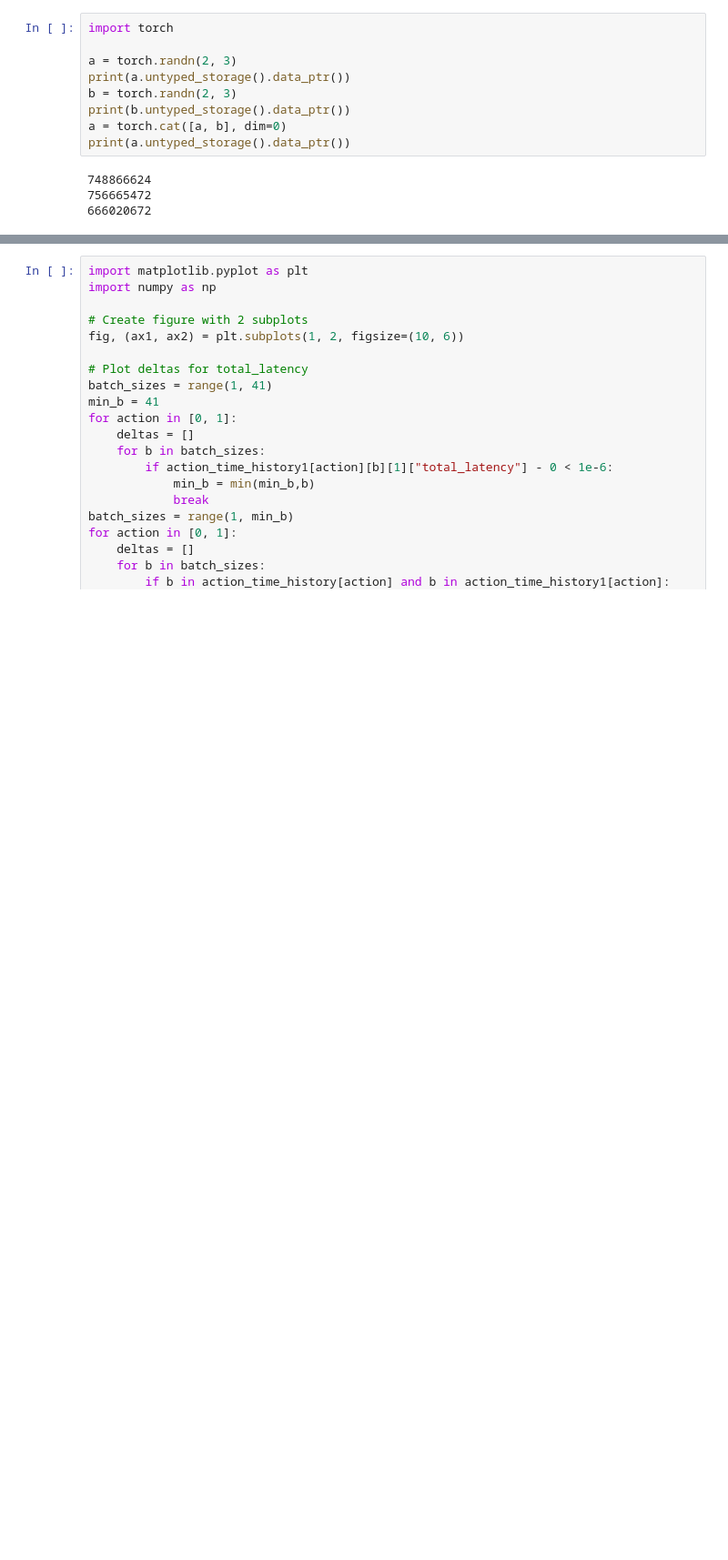
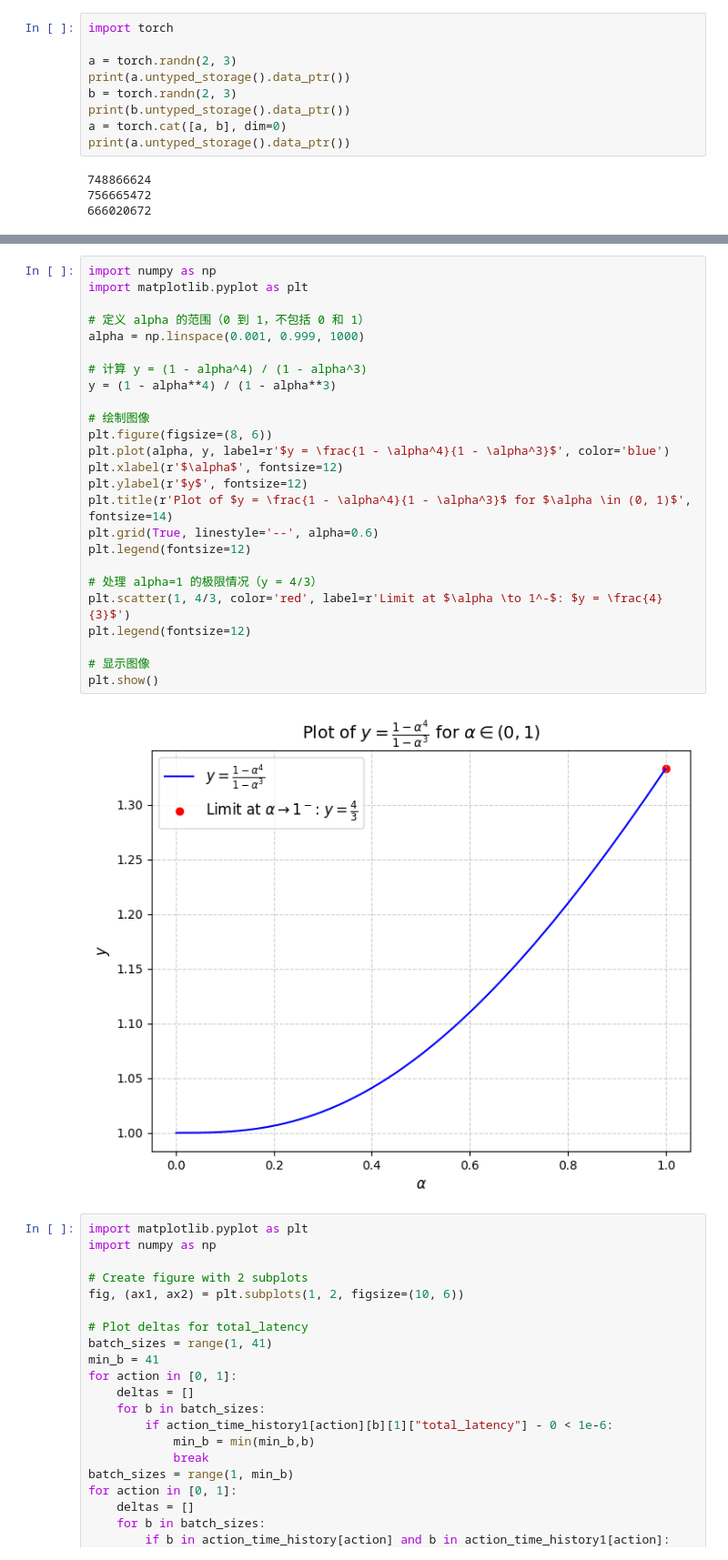
Before and after one commit to lihuahua123/vllm_speculative, a Jupyter notebook: exps/Untitled.ipynb, the cells around one changed output, grey strips where cells are left out. Shown at 91% size. Cells and saved outputs as stored; diff of their text form; blank space fills up the shorter version.

```diff
--- a/exps/Untitled.ipynb
+++ b/exps/Untitled.ipynb
@@ -665,3 +783,30 @@ plt.grid(True)
+# %%
+import numpy as np
+import matplotlib.pyplot as plt
+
+# 定义 alpha 的范围（0 到 1，不包括 0 和 1）
+alpha = np.linspace(0.001, 0.999, 1000)
+
+# 计算 y = (1 - alpha^4) / (1 - alpha^3)
+y = (1 - alpha**4) / (1 - alpha**3)
+
+# 绘制图像
+plt.figure(figsize=(8, 6))
+plt.plot(alpha, y, label=r'$y = \frac{1 - \alpha^4}{1 - \alpha^3}$', color='blue')
+plt.xlabel(r'$\alpha$', fontsize=12)
+plt.ylabel(r'$y$', fontsize=12)
+plt.title(r'Plot of $y = \frac{1 - \alpha^4}{1 - \alpha^3}$ for $\alpha \in (0, 1)$', fontsize=14)
+plt.grid(True, linestyle='--', alpha=0.6)
+plt.legend(fontsize=12)
+
+# 处理 alpha=1 的极限情况（y = 4/3）
+plt.scatter(1, 4/3, color='red', label=r'Limit at $\alpha \to 1^-$: $y = \frac{4}{3}$')
+plt.legend(fontsize=12)
+
+# 显示图像
+plt.show()
+# %% [output]
+[figure, added]
 # %%
 import matplotlib.pyplot as plt
 import numpy as np
```
Also changed, not shown: parts of 3 cells of this notebook, 8 other files.
